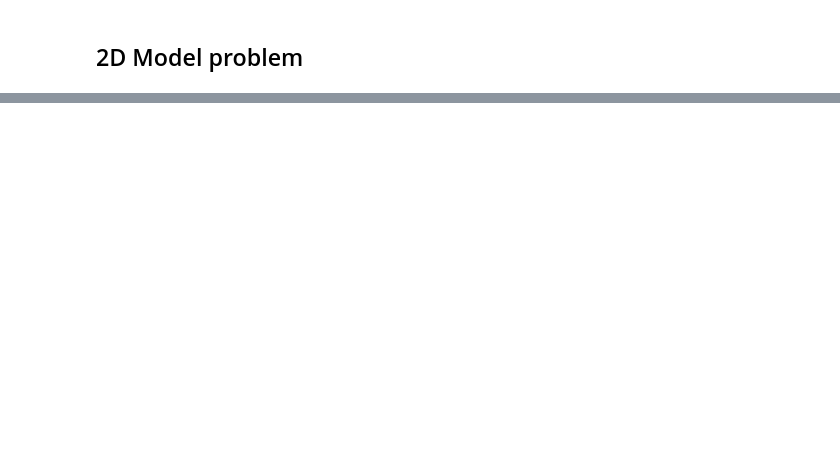
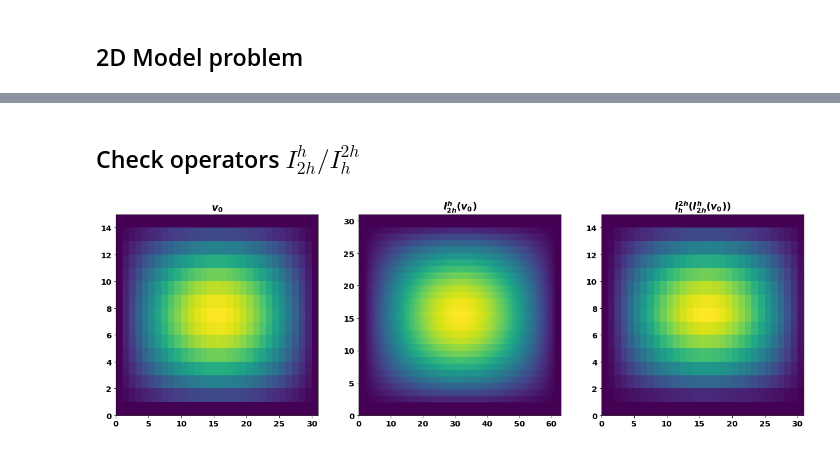
Before and after one commit to fandreuz/multigrid-pde, a Jupyter notebook: multigrid.ipynb, the cells around one changed output, grey strips where cells are left out. Drawn from its saved outputs; the diff is of its cells as text; code cells hidden in the pictures; blank space fills up the shorter version.

```diff
--- a/multigrid.ipynb
+++ b/multigrid.ipynb
@@ -2,7 +2,13 @@
 import numpy as np
 from numpy.lib.stride_tricks import sliding_window_view
 import scipy.sparse as sp
+
 import matplotlib.pyplot as plt
+from matplotlib import cm
+from matplotlib.ticker import LinearLocator
+import matplotlib
+
+font = {"family": "sans-serif", "weight": "bold", "size": 13}
 
 from abc import ABC
 # %% [markdown]
@@ -149,6 +178,20 @@ class Prolongation2D(Prolongation):
         u, nx, ny = x
         return sp.kron(
             FemProlongation.matrix(np.empty(ny)), FemProlongation.matrix(np.empty(nx))
+        ).tocsr()
+
+
+class WeightedRestriction2D(Restriction):
+    @staticmethod
+    def restrict(x):
+        return WeightedRestriction2D.matrix(x).dot(x[0])
+
+    @staticmethod
+    def matrix(x):
+        u, nx, ny = x
+        return sp.kron(
+            WeightedRestriction.matrix(np.empty(ny)),
+            WeightedRestriction.matrix(np.empty(nx)),
         ).tocsr()
 
 
@@ -225,0 +315,36 @@ plt.pcolormesh(
+# %% [markdown]
+## Check operators $I_{2h}^h/I_{h}^{2h}$
+# %%
+omega = np.zeros((2, 2))
+omega[[0, 1], 1] = np.pi
+nx, ny = (31, 15)
+
+
+def f(x, y):
+    return 2 * np.sin(x) * np.sin(y)
+
+
+(X, Y), A, rhs = homo_diffusion_problem_2d(omega, (nx, ny), f)
+F = f(X.flatten(), Y.flatten())
+
+plt.rc("font", **font)
+plt.figure(figsize=(20, 6))
+
+plt.subplot(1, 3, 1)
+plt.pcolormesh(F.reshape(ny, nx))
+plt.title("$v_0$")
+
+plt.subplot(1, 3, 2)
+u = Prolongation2D.prolong((F, nx, ny))
+plt.pcolormesh(u.reshape((ny + 1) * 2 - 1, (nx + 1) * 2 - 1))
+plt.title("$I_{2h}^h(v_0)$")
+
+plt.subplot(1, 3, 3)
+plt.pcolormesh(
+    InjectionRestriction2D.restrict((u, (nx + 1) * 2 - 1, (ny + 1) * 2 - 1)).reshape(
+        ny, nx
+    )
+)
+plt.title("$I_h^{2h}(I_{2h}^h(v_0))$");
+# %% [output]
+[figure, added]
```
Also changed, not shown: parts of 9 cells of this notebook.
